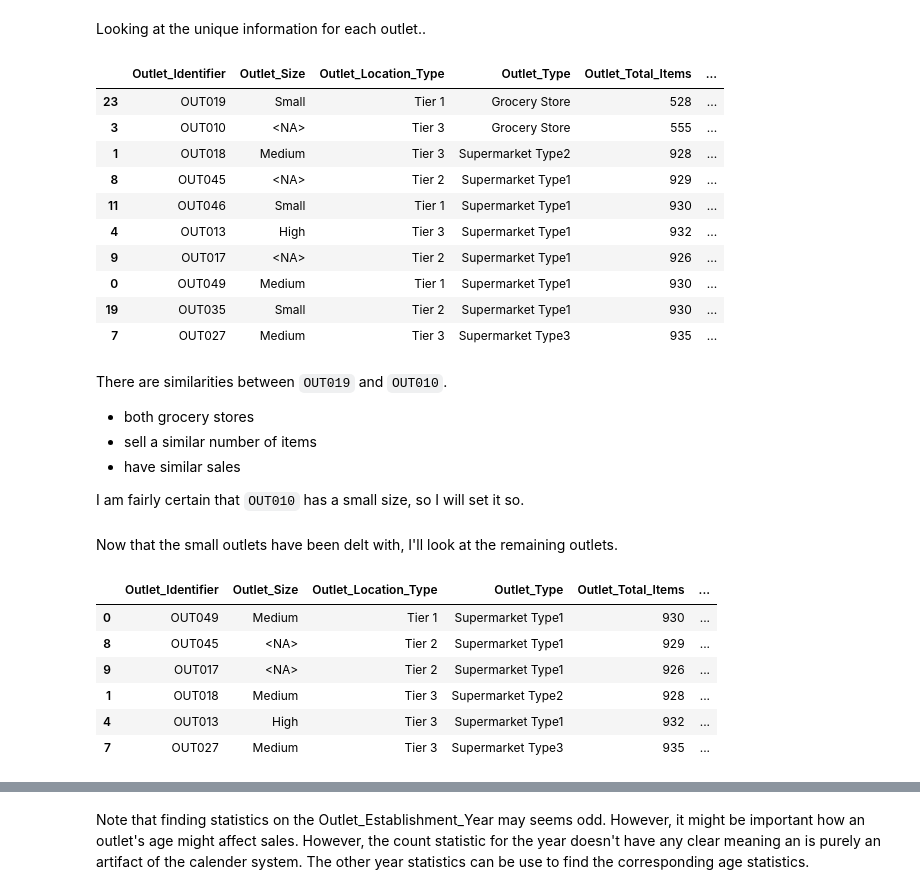
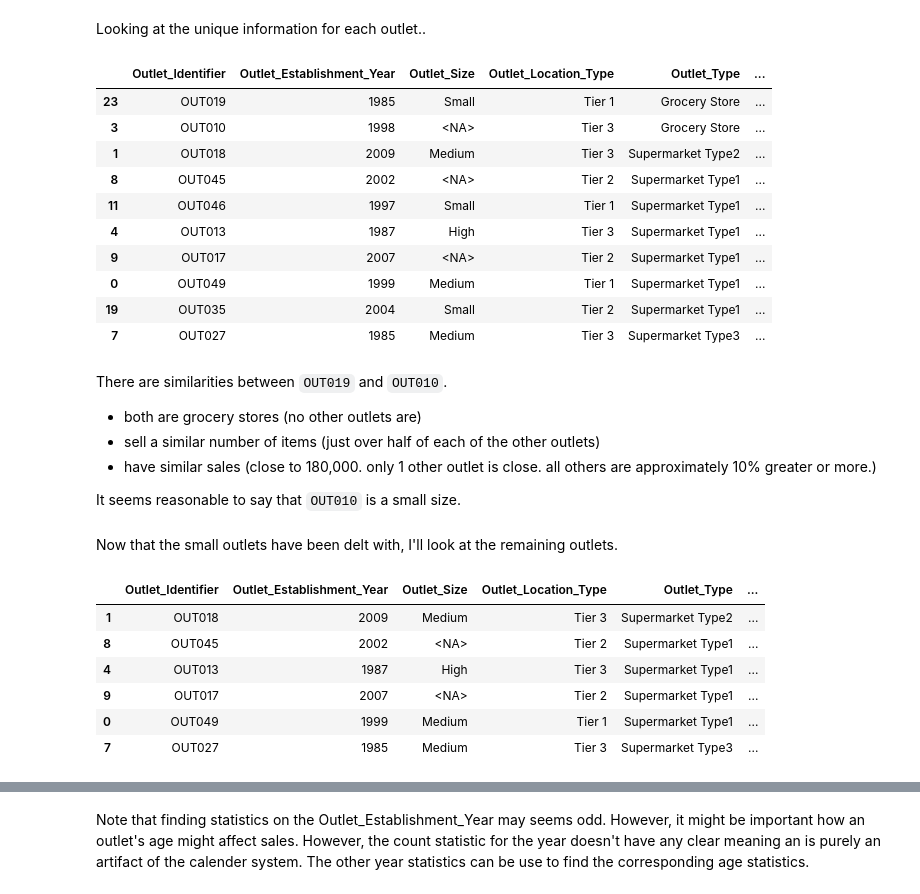
Before and after one commit to bngrossmann/food-sales-predictions, a Jupyter notebook: food_sales_predition.ipynb, the cells around one changed output, grey strips where cells are left out. Cells and saved outputs as stored; diff of their text form; code cells hidden in the pictures.

```diff
--- a/food_sales_predition.ipynb
+++ b/food_sales_predition.ipynb
@@ -333,24 +335,24 @@ df_sales.loc[:,"Outlet_Identifier":"Outlet_Total_Sales"]
 # %% [markdown]
 Looking at the unique information for each outlet..
 # %%
-df_sales.loc[:,["Outlet_Identifier","Outlet_Size","Outlet_Location_Type","Outlet_Type","Outlet_Total_Items","Outlet_Total_Sales"]].drop_duplicates().sort_values(["Outlet_Total_Sales"])
+df_sales.loc[:,["Outlet_Identifier","Outlet_Establishment_Year","Outlet_Size","Outlet_Location_Type","Outlet_Type","Outlet_Total_Items","Outlet_Total_Sales"]].drop_duplicates().sort_values(["Outlet_Total_Sales"])
 # %% [output]
-|  | Outlet_Identifier | Outlet_Size | Outlet_Location_Type | Outlet_Type | Outlet_Total_Items | ... |
-| 23 | OUT019 | Small | Tier 1 | Grocery Store | 528 | ... |
-| 3 | OUT010 | <NA> | Tier 3 | Grocery Store | 555 | ... |
-| 1 | OUT018 | Medium | Tier 3 | Supermarket Type2 | 928 | ... |
-| 8 | OUT045 | <NA> | Tier 2 | Supermarket Type1 | 929 | ... |
-| 11 | OUT046 | Small | Tier 1 | Supermarket Type1 | 930 | ... |
-| 4 | OUT013 | High | Tier 3 | Supermarket Type1 | 932 | ... |
-| 9 | OUT017 | <NA> | Tier 2 | Supermarket Type1 | 926 | ... |
-| 0 | OUT049 | Medium | Tier 1 | Supermarket Type1 | 930 | ... |
-| 19 | OUT035 | Small | Tier 2 | Supermarket Type1 | 930 | ... |
-| 7 | OUT027 | Medium | Tier 3 | Supermarket Type3 | 935 | ... |
+|  | Outlet_Identifier | Outlet_Establishment_Year | Outlet_Size | Outlet_Location_Type | Outlet_Type | ... |
+| 23 | OUT019 | 1985 | Small | Tier 1 | Grocery Store | ... |
+| 3 | OUT010 | 1998 | <NA> | Tier 3 | Grocery Store | ... |
+| 1 | OUT018 | 2009 | Medium | Tier 3 | Supermarket Type2 | ... |
+| 8 | OUT045 | 2002 | <NA> | Tier 2 | Supermarket Type1 | ... |
+| 11 | OUT046 | 1997 | Small | Tier 1 | Supermarket Type1 | ... |
+| 4 | OUT013 | 1987 | High | Tier 3 | Supermarket Type1 | ... |
+| 9 | OUT017 | 2007 | <NA> | Tier 2 | Supermarket Type1 | ... |
+| 0 | OUT049 | 1999 | Medium | Tier 1 | Supermarket Type1 | ... |
+| 19 | OUT035 | 2004 | Small | Tier 2 | Supermarket Type1 | ... |
+| 7 | OUT027 | 1985 | Medium | Tier 3 | Supermarket Type3 | ... |
 # %% [markdown]
 There are similarities between `OUT019` and `OUT010`.
-* both grocery stores
-* sell a similar number of items
-* have similar sales
+* both are grocery stores (no other outlets are)
+* sell a similar number of items (just over half of each of the other outlets)
+* have similar sales (close to 180,000. only 1 other outlet is close. all others are approximately 10% greater or more.)
 
-I am fairly certain that `OUT010` has a small size, so I will set it so.
+It seems reasonable to say that `OUT010` is a small size.
 # %%
@@ -358,15 +360,15 @@ df_sales.update(df_sales.loc[ df_sales["Outlet_Identifier"]=="OUT010" , : ].fill
 # %% [markdown]
 Now that the small outlets have been delt with, I'll look at the remaining outlets.
 # %%
-df_sales.loc[ df_sales["Outlet_Size"]!="Small", ["Outlet_Identifier","Outlet_Size","Outlet_Location_Type","Outlet_Type","Outlet_Total_Items","Outlet_Total_Sales"] ].drop_duplicates().sort_values(["Outlet_Location_Type","Outlet_Total_Sales"])
+df_sales.loc[ df_sales["Outlet_Size"]!="Small", ["Outlet_Identifier","Outlet_Establishment_Year","Outlet_Size","Outlet_Location_Type","Outlet_Type","Outlet_Total_Items","Outlet_Total_Sales"] ].drop_duplicates().sort_values(["Outlet_Total_Sales","Outlet_Location_Type"])
 # %% [output]
-|  | Outlet_Identifier | Outlet_Size | Outlet_Location_Type | Outlet_Type | Outlet_Total_Items | ... |
-| 0 | OUT049 | Medium | Tier 1 | Supermarket Type1 | 930 | ... |
-| 8 | OUT045 | <NA> | Tier 2 | Supermarket Type1 | 929 | ... |
-| 9 | OUT017 | <NA> | Tier 2 | Supermarket Type1 | 926 | ... |
-| 1 | OUT018 | Medium | Tier 3 | Supermarket Type2 | 928 | ... |
-| 4 | OUT013 | High | Tier 3 | Supermarket Type1 | 932 | ... |
-| 7 | OUT027 | Medium | Tier 3 | Supermarket Type3 | 935 | ... |
+|  | Outlet_Identifier | Outlet_Establishment_Year | Outlet_Size | Outlet_Location_Type | Outlet_Type | ... |
+| 1 | OUT018 | 2009 | Medium | Tier 3 | Supermarket Type2 | ... |
+| 8 | OUT045 | 2002 | <NA> | Tier 2 | Supermarket Type1 | ... |
+| 4 | OUT013 | 1987 | High | Tier 3 | Supermarket Type1 | ... |
+| 9 | OUT017 | 2007 | <NA> | Tier 2 | Supermarket Type1 | ... |
+| 0 | OUT049 | 1999 | Medium | Tier 1 | Supermarket Type1 | ... |
+| 7 | OUT027 | 1985 | Medium | Tier 3 | Supermarket Type3 | ... |
 # %% [markdown]
 The total number of items sold doesn't reveal any distinction among the outlets as they are all near 930.
 
```
Also changed, not shown: parts of 22 cells of this notebook.
